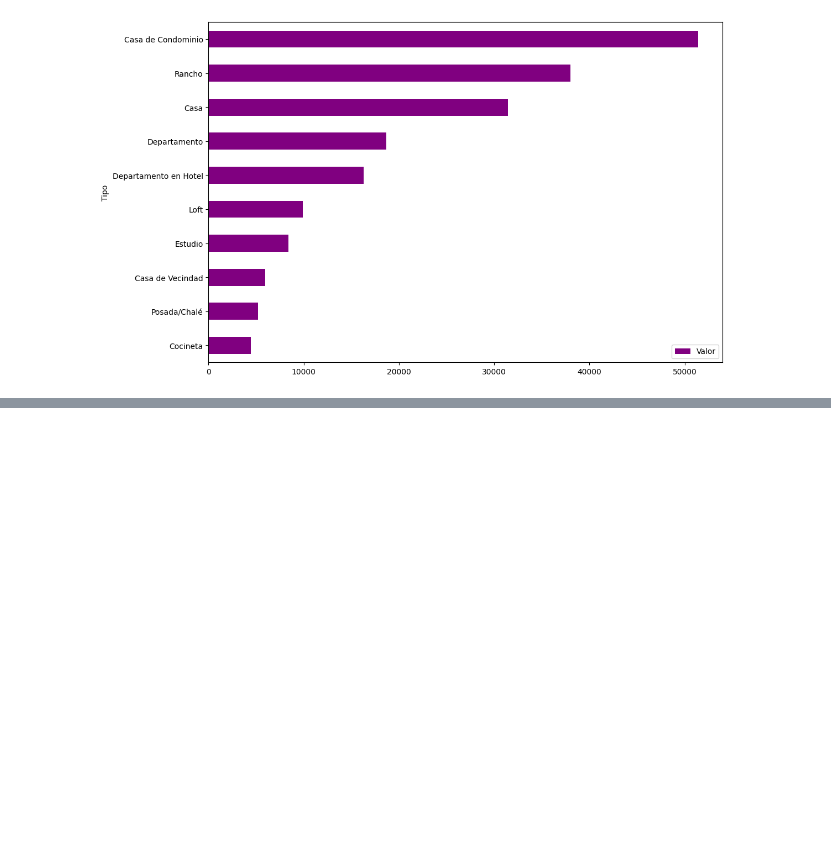
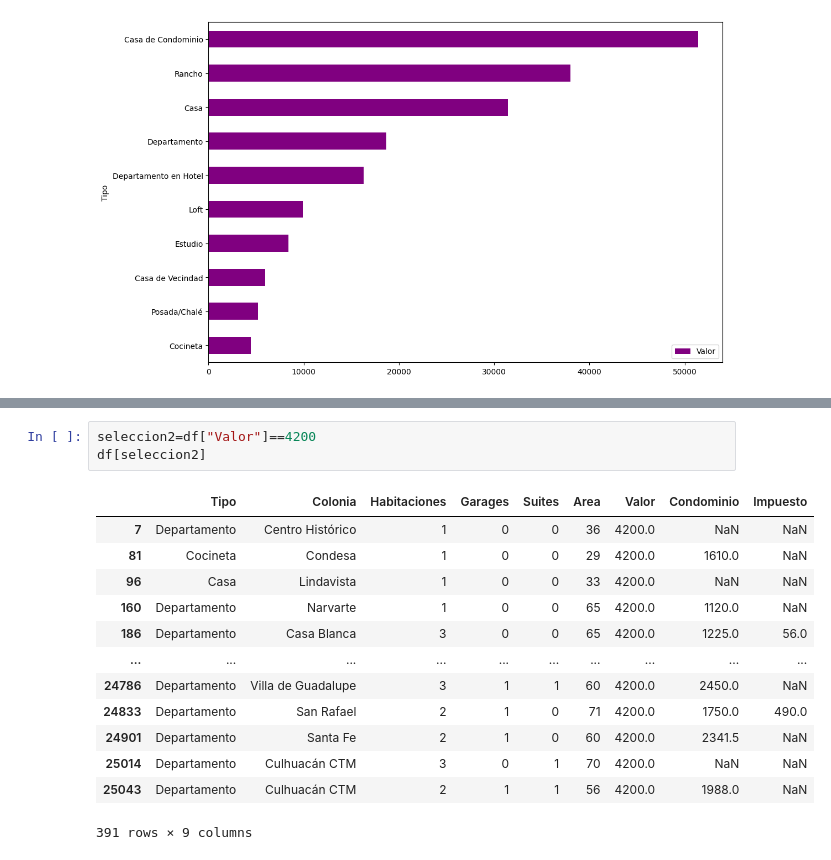
Before and after one commit to yansiercaro/inmuebles.cdmx, a Jupyter notebook: inmuebles_cdmx.ipynb, the cells around one changed output, grey strips where cells are left out. Saved outputs shown, nothing was run; the diff lists cells and outputs as text; blank space fills up the shorter version.

```diff
--- a/inmuebles_cdmx.ipynb
+++ b/inmuebles_cdmx.ipynb
@@ -202,0 +221,17 @@ df_tipo_precio.plot(kind="barh", figsize=(12,8),color="purple")
+# %%
+seleccion2=df["Valor"]==4200
+df[seleccion2]
+# %% [output]
+|  | Tipo | Colonia | Habitaciones | Garages | Suites | Area | Valor | Condominio | Impuesto |
+| 7 | Departamento | Centro Histórico | 1 | 0 | 0 | 36 | 4200.0 | NaN | NaN |
+| 81 | Cocineta | Condesa | 1 | 0 | 0 | 29 | 4200.0 | 1610.0 | NaN |
+| 96 | Casa | Lindavista | 1 | 0 | 0 | 33 | 4200.0 | NaN | NaN |
+| 160 | Departamento | Narvarte | 1 | 0 | 0 | 65 | 4200.0 | 1120.0 | NaN |
+| 186 | Departamento | Casa Blanca | 3 | 0 | 0 | 65 | 4200.0 | 1225.0 | 56.0 |
+| ... | ... | ... | ... | ... | ... | ... | ... | ... | ... |
+| 24786 | Departamento | Villa de Guadalupe | 3 | 1 | 1 | 60 | 4200.0 | 2450.0 | NaN |
+| 24833 | Departamento | San Rafael | 2 | 1 | 0 | 71 | 4200.0 | 1750.0 | 490.0 |
+| 24901 | Departamento | Santa Fe | 2 | 1 | 0 | 60 | 4200.0 | 2341.5 | NaN |
+| 25014 | Departamento | Culhuacán CTM | 3 | 0 | 1 | 70 | 4200.0 | NaN | NaN |
+| 25043 | Departamento | Culhuacán CTM | 2 | 1 | 1 | 56 | 4200.0 | 1988.0 | NaN |
+391 rows × 9 columns
```
Also changed, not shown: parts of 17 cells of this notebook.
